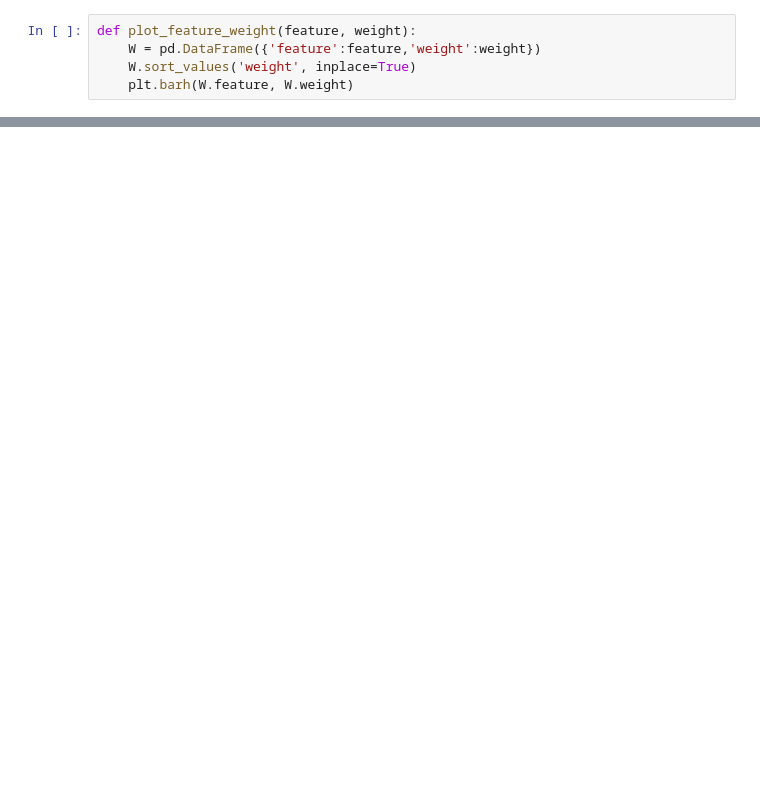
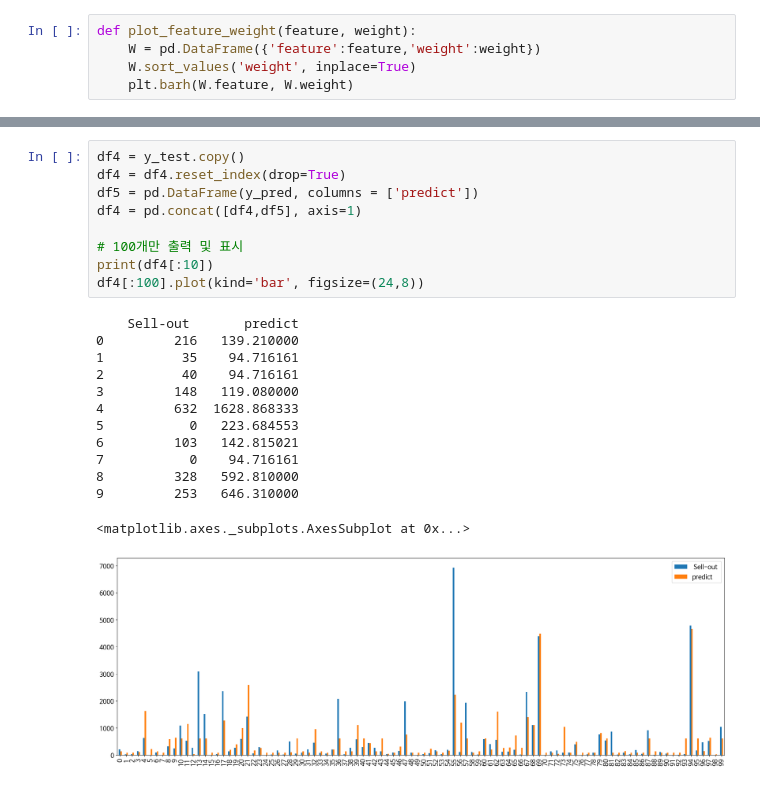
Before and after one commit to dreamer0710/StillWork_Team_5, a Jupyter notebook: team_project.ipynb, the cells around one changed output, grey strips where cells are left out. Cells and saved outputs as stored; diff of their text form; blank space fills up the shorter version.

```diff
--- a/team_project.ipynb
+++ b/team_project.ipynb
@@ -303,0 +282,23 @@ plot_feature_weight(X.columns, rfr.feature_importances_)
+# %%
+df4 = y_test.copy()
+df4 = df4.reset_index(drop=True)
+df5 = pd.DataFrame(y_pred, columns = ['predict'])
+df4 = pd.concat([df4,df5], axis=1)
+
+# 100개만 출력 및 표시
+print(df4[:10])
+df4[:100].plot(kind='bar', figsize=(24,8))
+# %% [output]
+    Sell-out       predict
+0         216   139.210000
+1          35    94.716161
+2          40    94.716161
+3         148   119.080000
+4         632  1628.868333
+5           0   223.684553
+6         103   142.815021
+7           0    94.716161
+8         328   592.810000
+9         253   646.310000
+<matplotlib.axes._subplots.AxesSubplot at 0x...>
+[figure, added]
```
Also changed, not shown: parts of 6 cells of this notebook.
